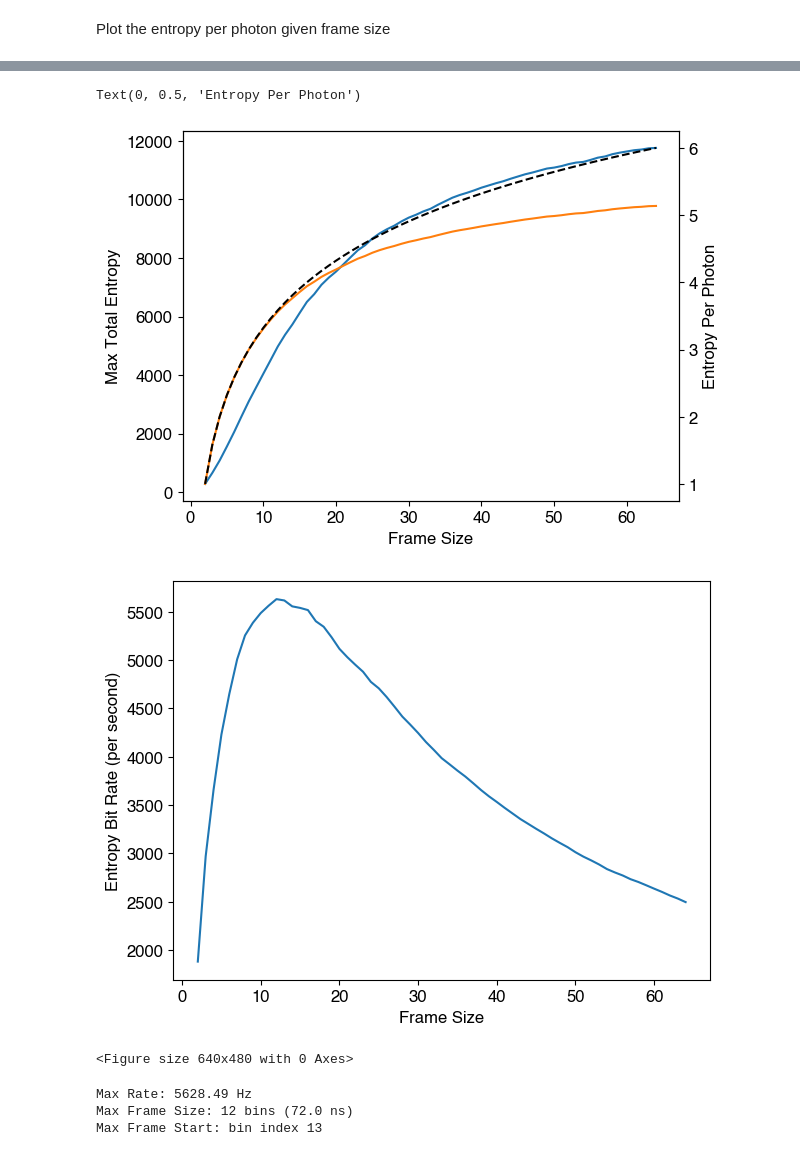
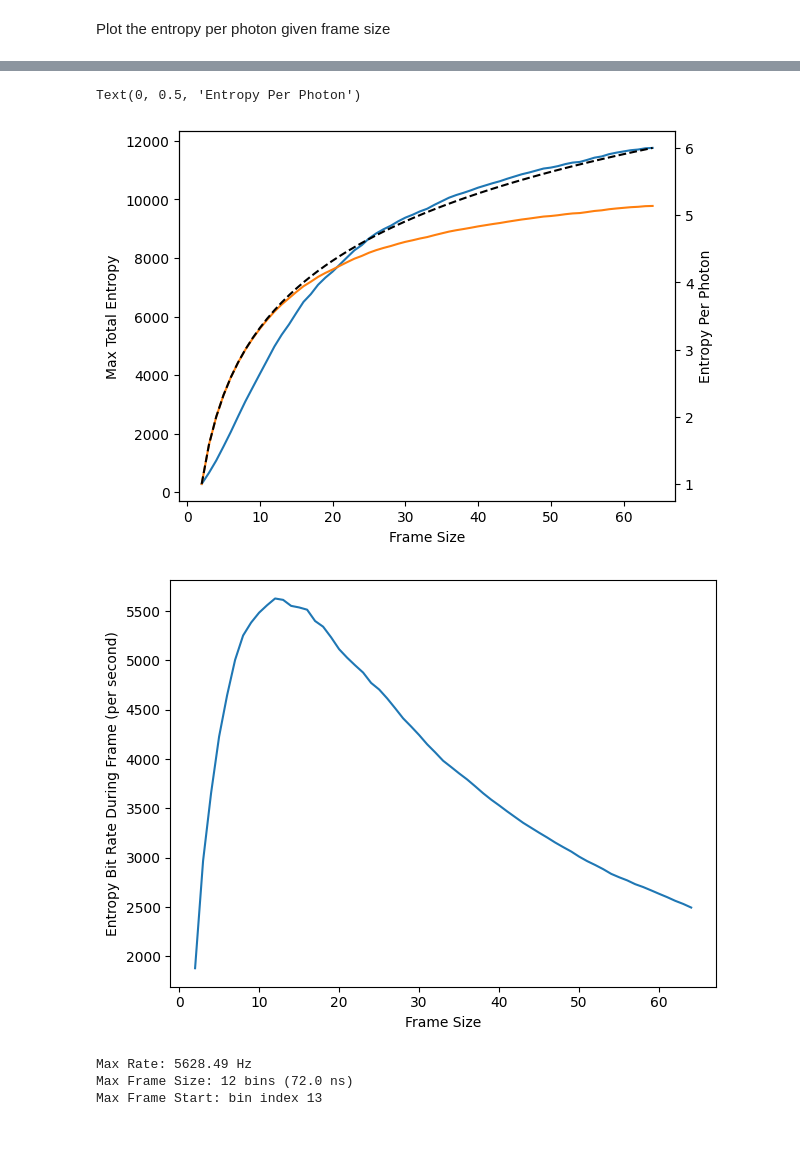
Before and after one commit to Alex-Kolar/lab-plotting, a Jupyter notebook: ring_resonators/afc_storage_2d/2026_04_07_notebook_v3.ipynb, the cells around one changed output, grey strips where cells are left out. Cells and saved outputs as stored; diff of their text form; code cells hidden in the pictures.

```diff
--- a/ring_resonators/afc_storage_2d/2026_04_07_notebook_v3.ipynb
+++ b/ring_resonators/afc_storage_2d/2026_04_07_notebook_v3.ipynb
@@ -32,7 +32,7 @@ new_cmap = truncate_colormap(cmap, minval=0.1, maxval=1.0)
 Here, define some values for plotting and data processing
 # %%
 # data processing params
-signal_idler_offset_guess = 454
+signal_idler_offset_guess = 453  # verified based on bidirectional histogram maximum
 idler_lim_input = (300, 1300)
 # %% [markdown]
 Finally, experimental parameters go here.
@@ -400,21 +401,21 @@ ax.set_ylabel('Max Total Entropy')
 ax2.set_ylabel('Entropy Per Photon')
 # %% [output]
 Text(0, 0.5, 'Entropy Per Photon')
-[figure, old version]
+[figure, new version]
 # %%
 max_rates = np.nanmax(rate_ebits_no_loss, axis=1)
 
-plt.plot(frame_sizes, max_rates)
-plt.xlabel('Frame Size')
-plt.ylabel('Entropy Bit Rate (per second)')
+fig, ax = plt.subplots()
 
-plt.tight_layout()
+ax.plot(frame_sizes, max_rates)
+ax.set_xlabel('Frame Size')
+ax.set_ylabel('Entropy Bit Rate During Frame (per second)')
+
+fig.tight_layout()
 # %% [output]
-[figure, old version]
+[figure, new version]
 # %%
-plt.savefig('frame_test.pdf')
+fig.savefig('rate_vs_frame_size.pdf')
-# %% [output]
-<Figure size 640x480 with 0 Axes>
 # %%
 max_rate_idx = np.argmax(max_rates)
 max_rate = max_rates[max_rate_idx]
```
Also changed, not shown: parts of 11 cells of this notebook, 1 other file.
